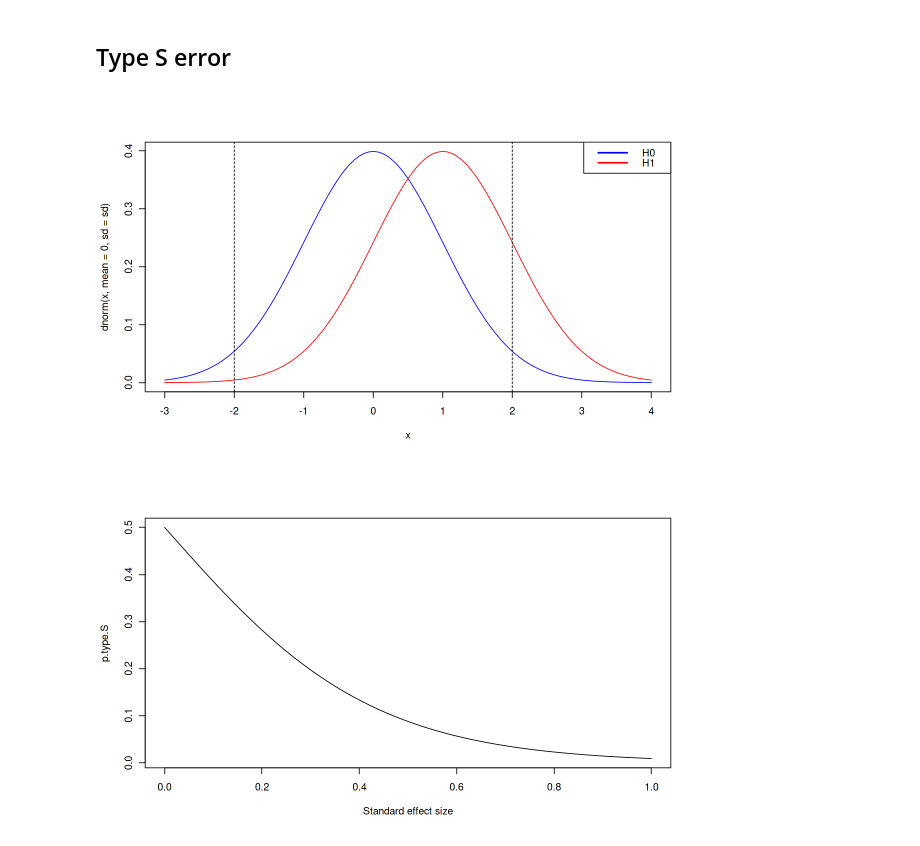
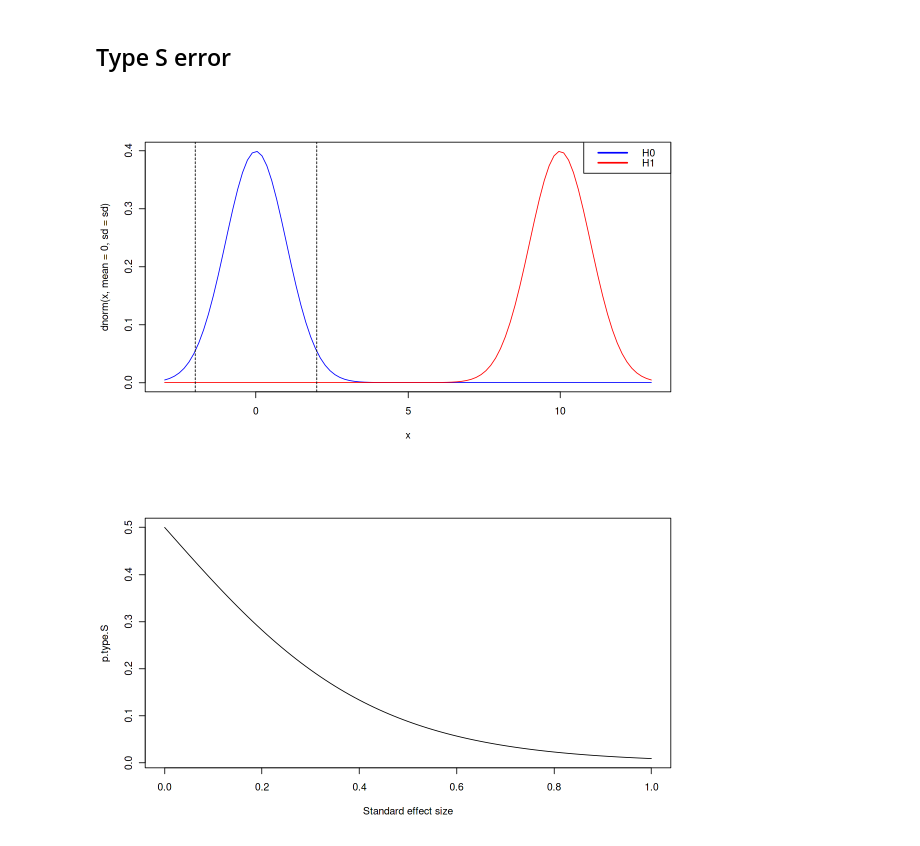
Before and after one commit to terhorst/stats504, a Jupyter notebook: lectures/week9/power_2.ipynb, the cells around one changed output. Cells and saved outputs as stored; diff of their text form; code cells hidden in the pictures.

```diff
--- a/lectures/week9/power_2.ipynb
+++ b/lectures/week9/power_2.ipynb
@@ -141,9 +167,9 @@ replicate(sim.B(), n = 100000) %>% mean
 # %% [markdown]
 ## Type S error
 # %%
-pwr_plot(1, 1)
+pwr_plot(10, 1)
 # %% [output]
-[figure, old version]
+[figure, new version]
 # %%
 p.type.S <- function(mu) {
     a <- pnorm(-1.96, mean=mu)
```
Also changed, not shown: parts of 35 cells of this notebook.
